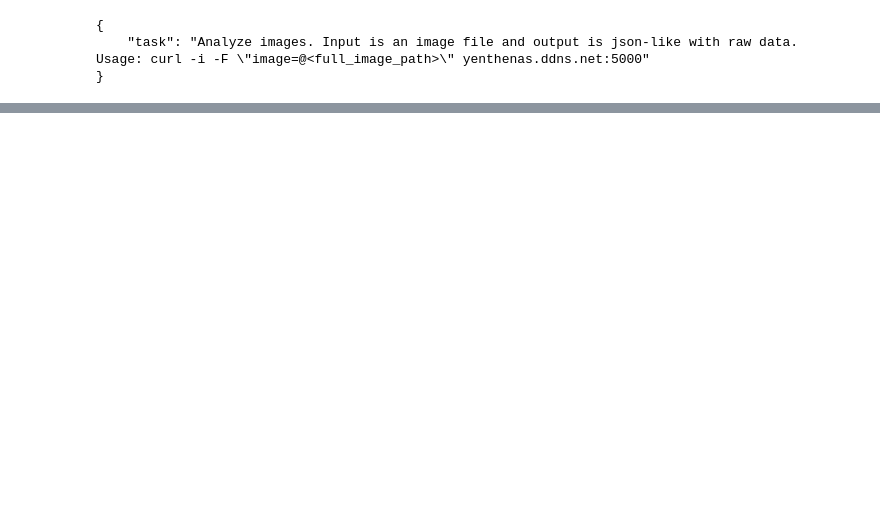
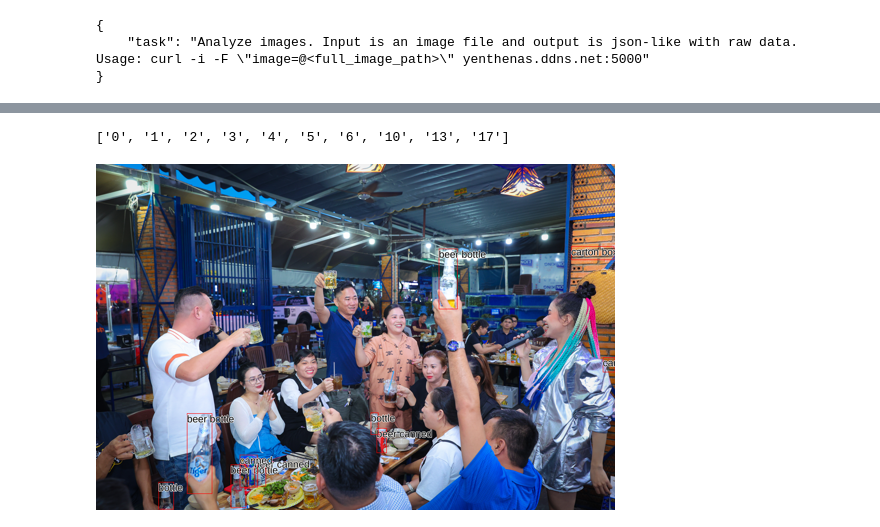
Before and after one commit to FelinTran/AngelHack_Group42_IntelligentImageAnalysis_Heineken, a Jupyter notebook: test_api.ipynb, the cells around one changed output, grey strips where cells are left out. Cells and saved outputs as stored; diff of their text form; code cells hidden in the pictures; blank space fills up the shorter version.

```diff
--- a/test_api.ipynb
+++ b/test_api.ipynb
@@ -73,0 +47,19 @@ with open('data.json', 'w') as f:
+# %%
+def reduce_overlap(results, overlap_thresh=0.9):
+    keys = list(results.keys())
+    n = len(keys)
+    keeps = []
+    discards = []
+    for a in range(n - 1):
+        if keys[a] not in discards:
+            keeps.append(keys[a])
+            for b in range(a + 1, n):
+                iou = bb_intersection_over_union(
+                    list(results[keys[a]]['loc'].values()),
+                    list(results[keys[b]]['loc'].values())
+                )
+                if iou > overlap_thresh and keys[b] not in discards:
+                    discards.append(keys[b])
+                # break
+        # break
+    return keeps
@@ -73,0 +161,33 @@ with open('data.json', 'w') as f:
+# %%
+from PIL import ImageDraw, ImageFont
+font = ImageFont.truetype("LiberationSans-Regular.ttf", 100)
+
+key = 'product'
+results = key_element[key]
+im = image.copy()
+draw = ImageDraw.Draw(im)
+keeps = reduce_overlap(results)
+print(keeps)
+for obj in keeps:
+    loc = list(results[obj]['loc'].values())
+    brand = results[obj]['brand']
+    label = results[obj]['label']
+
+    draw.rectangle(loc, width=5, outline=(255, 0, 0))
+    draw.text(
+        loc[:2],
+        f"{label}\n{brand}",
+        font=font,
+        fill=(1, 1, 1),
+        stroke_fill=(255, 255, 255),
+        stroke_width=5
+    )
+    # print(label)
+    # break
+
+resize_ratio = .1
+
+im.resize((int(im.size[0]*resize_ratio),int(im.size[1]*resize_ratio)))
+# %% [output]
+['0', '1', '2', '3', '4', '5', '6', '10', '13', '17']
+[figure, added]
```
Also changed, not shown: parts of 11 cells of this notebook, 3 other files.
